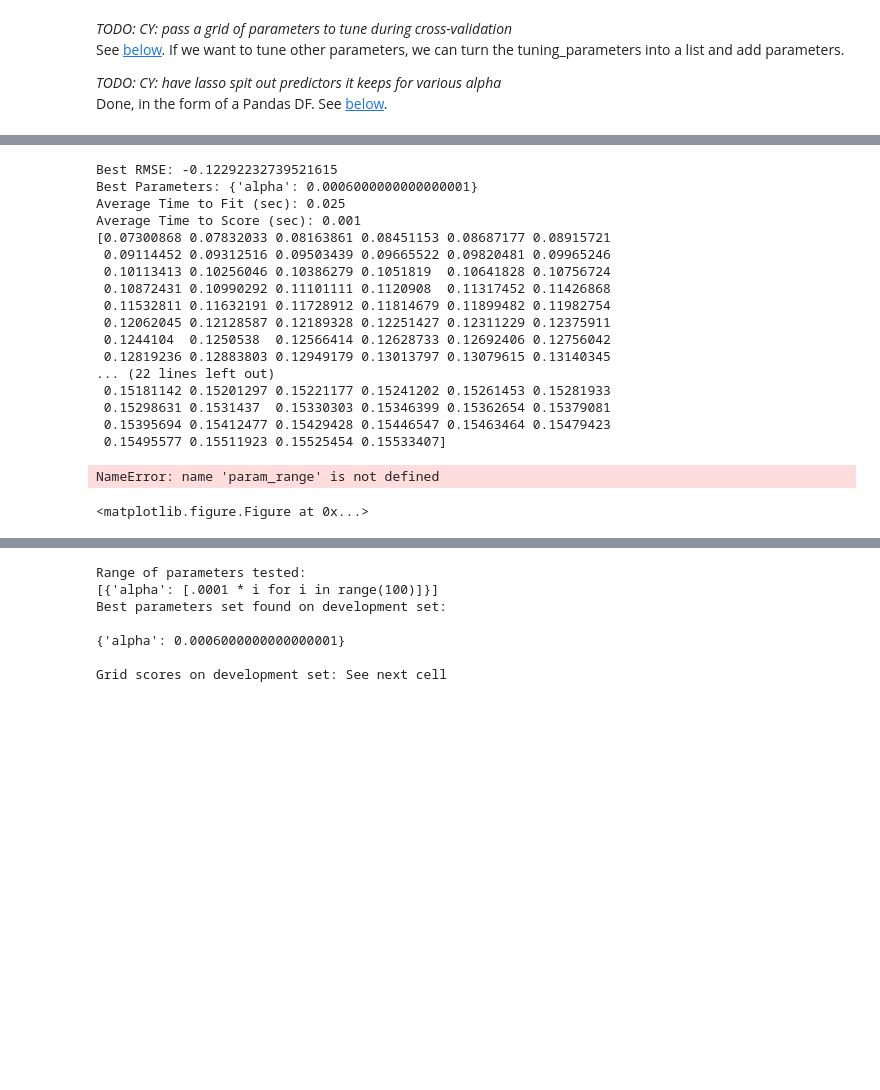
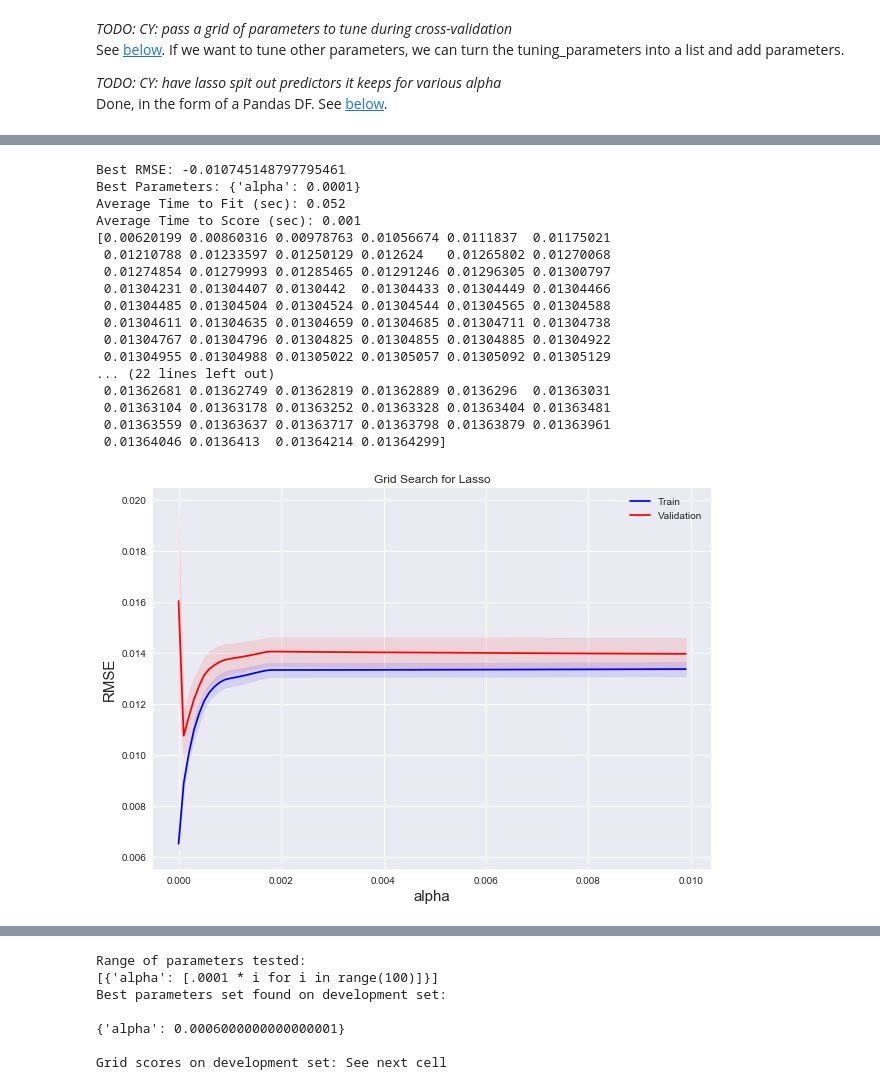
Before and after one commit to bircanfarro/Project_Makbi, a Jupyter notebook: LogarithmicSearch.ipynb, the cells around one changed output, grey strips where cells are left out. Cells and saved outputs as stored; diff of their text form; code cells hidden in the pictures; blank space fills up the shorter version.

```diff
--- a/LogarithmicSearch.ipynb
+++ b/LogarithmicSearch.ipynb
@@ -303,31 +303,30 @@ Done, in the form of a Pandas DF. See <a href="#predictors">below</a>.
 # %%
 tuning_parameters = "[{'alpha': [.0001 * i for i in range(100)]}]"
 lasso_tuning = bestModelFromGrid(model =Lasso(),
                 params = eval(tuning_parameters),
-                X= X_train, y= y_train)
+                X= X_train, y= np.log(y_train))
 #lasso_tuning.fit(X_train, y_train)
 
 #results = MS.cross_validate(estimator = lasso, X =X1, y =Y1, scoring ="neg_mean_squared_error", cv = n_folds)
 # %% [output]
-Best RMSE: -0.12292232739521615
-Best Parameters: {'alpha': 0.0006000000000000001}
-Average Time to Fit (sec): 0.025
+Best RMSE: -0.010745148797795461
+Best Parameters: {'alpha': 0.0001}
+Average Time to Fit (sec): 0.052
 Average Time to Score (sec): 0.001
-[0.07300868 0.07832033 0.08163861 0.08451153 0.08687177 0.08915721
- 0.09114452 0.09312516 0.09503439 0.09665522 0.09820481 0.09965246
- 0.10113413 0.10256046 0.10386279 0.1051819  0.10641828 0.10756724
- 0.10872431 0.10990292 0.11101111 0.1120908  0.11317452 0.11426868
- 0.11532811 0.11632191 0.11728912 0.11814679 0.11899482 0.11982754
- 0.12062045 0.12128587 0.12189328 0.12251427 0.12311229 0.12375911
- 0.1244104  0.1250538  0.12566414 0.12628733 0.12692406 0.12756042
- 0.12819236 0.12883803 0.12949179 0.13013797 0.13079615 0.13140345
+[0.00620199 0.00860316 0.00978763 0.01056674 0.0111837  0.01175021
+ 0.01210788 0.01233597 0.01250129 0.012624   0.01265802 0.01270068
+ 0.01274854 0.01279993 0.01285465 0.01291246 0.01296305 0.01300797
+ 0.01304231 0.01304407 0.0130442  0.01304433 0.01304449 0.01304466
+ 0.01304485 0.01304504 0.01304524 0.01304544 0.01304565 0.01304588
+ 0.01304611 0.01304635 0.01304659 0.01304685 0.01304711 0.01304738
+ 0.01304767 0.01304796 0.01304825 0.01304855 0.01304885 0.01304922
+ 0.01304955 0.01304988 0.01305022 0.01305057 0.01305092 0.01305129
 ... (22 lines left out)
- 0.15181142 0.15201297 0.15221177 0.15241202 0.15261453 0.15281933
- 0.15298631 0.1531437  0.15330303 0.15346399 0.15362654 0.15379081
- 0.15395694 0.15412477 0.15429428 0.15446547 0.15463464 0.15479423
- 0.15495577 0.15511923 0.15525454 0.15533407]
+ 0.01362681 0.01362749 0.01362819 0.01362889 0.0136296  0.01363031
+ 0.01363104 0.01363178 0.01363252 0.01363328 0.01363404 0.01363481
+ 0.01363559 0.01363637 0.01363717 0.01363798 0.01363879 0.01363961
+ 0.01364046 0.0136413  0.01364214 0.01364299]
-NameError: name 'param_range' is not defined
-<matplotlib.figure.Figure at 0x...>
+[figure, added]
 # %%
 from sklearn.metrics import make_scorer # insert RMSE as a custom scorer inside the rmseSimple
 def rmseScore(y, y_pred, **kwargs):
```
Also changed, not shown: parts of 3 cells of this notebook.
